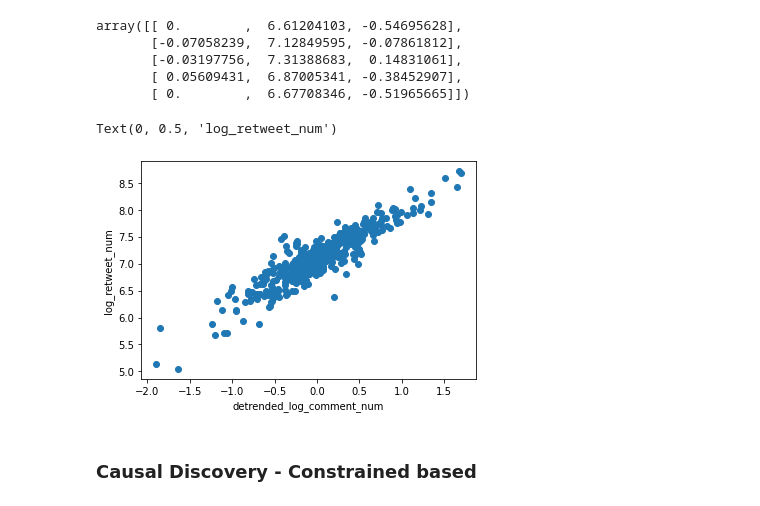
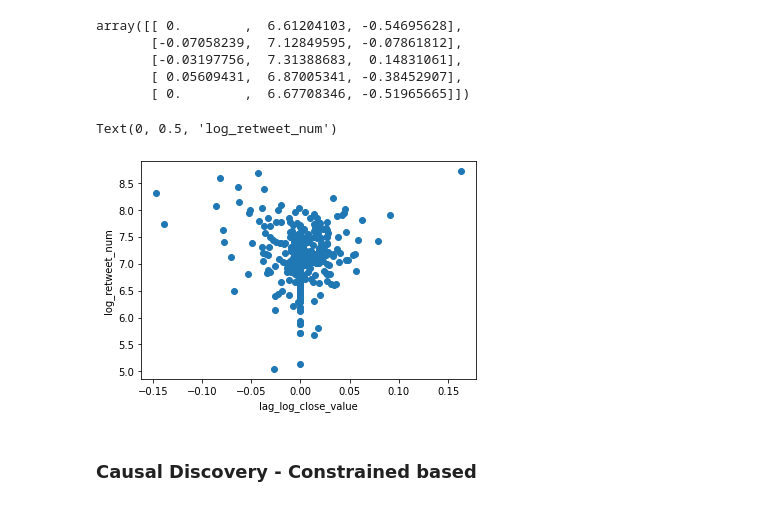
Before and after one commit to dssaenzml/ml703_timeSeriesCausalDiscovery, a Jupyter notebook: Pytrad/stocks_causal_discovery_pytrad.ipynb, the cells around one changed output. Saved outputs shown, nothing was run; the diff lists cells and outputs as text; code cells hidden in the pictures.

```diff
--- a/Pytrad/stocks_causal_discovery_pytrad.ipynb
+++ b/Pytrad/stocks_causal_discovery_pytrad.ipynb
@@ -1,5 +1,7 @@
 # %% [markdown]
 # Pytrad
+# %%
+linux = True
 # %%
 import pandas as pd
 import numpy as np
@@ -15,7 +21,11 @@ if module_path not in sys.path:
 # %% [markdown]
 ## Data Preprocessing
 # %%
-data_dir = "C:/Users/diego/iCloudDrive/Documents/MBZUAI Sem/Semester 2/ML703 Probabilistic and Statistical Inference/Project/JN/Datasets/"
+if linux:
+    # lab computers
+    data_dir = "/home/diego.sanez/Documents/ML703_Project/Datasets/"
+else:
+    data_dir = "C:/Users/diego/iCloudDrive/Documents/MBZUAI Sem/Semester 2/ML703 Probabilistic and Statistical Inference/Project/JN/Datasets/"
 
 company = pd.read_csv(data_dir + "Company.csv")
 companyValues = pd.read_csv(data_dir + "CompanyValues.csv")
@@ -229,12 +239,12 @@ array([[ 0.        ,  6.61204103, -0.54695628],
        [ 0.05609431,  6.87005341, -0.38452907],
        [ 0.        ,  6.67708346, -0.51965665]])
 # %%
-plt.scatter(dataFrame[:, 2], dataFrame[:, 1])
-plt.xlabel("detrended_log_comment_num")
+plt.scatter(dataFrame[:, 0], dataFrame[:, 1])
+plt.xlabel("lag_log_close_value")
 plt.ylabel("log_retweet_num")
 # %% [output]
 Text(0, 0.5, 'log_retweet_num')
-[figure, old version]
+[figure, new version]
 # %% [markdown]
 ### Causal Discovery - Constrained based
 # %% [markdown]
```
Also changed, not shown: parts of 6 cells of this notebook, 4 other files.
